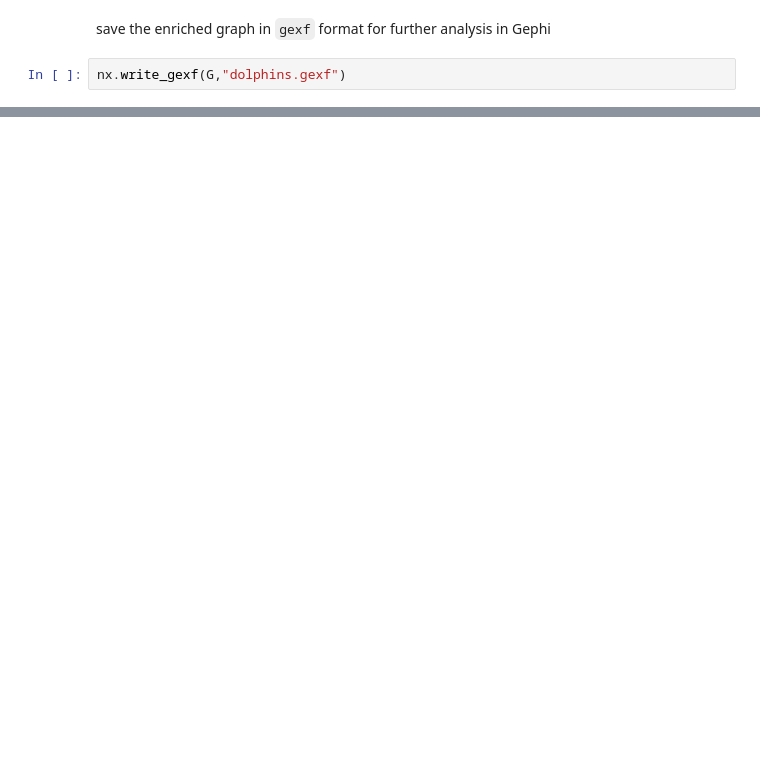
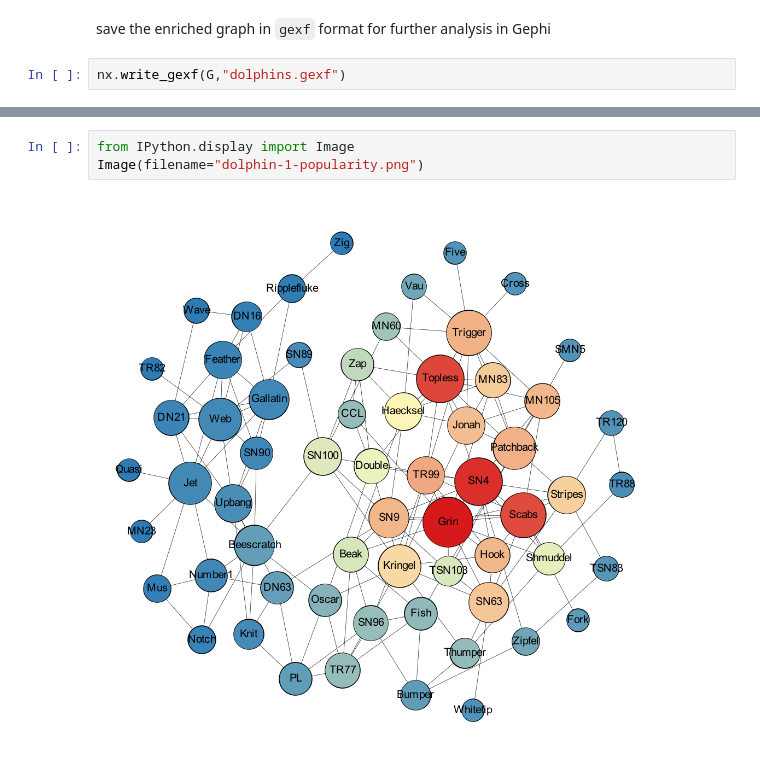
Before and after one commit to muftring/iu-netsci, a Jupyter notebook: week-06/w06_exploring-centrality_uftring_michael.ipynb, the cells around one changed output, grey strips where cells are left out. Saved outputs shown, nothing was run; the diff lists cells and outputs as text; blank space fills up the shorter version.

```diff
--- a/week-06/w06_exploring-centrality_uftring_michael.ipynb
+++ b/week-06/w06_exploring-centrality_uftring_michael.ipynb
@@ -150,0 +173,5 @@ There is a lot smack going around the pod and everyone wants to know if Flipper
+# %%
+from IPython.display import Image
+Image(filename="dolphin-1-popularity.png")
+# %% [output]
+[figure, added]
```
Also changed, not shown: parts of 23 cells of this notebook, 8 other files.
